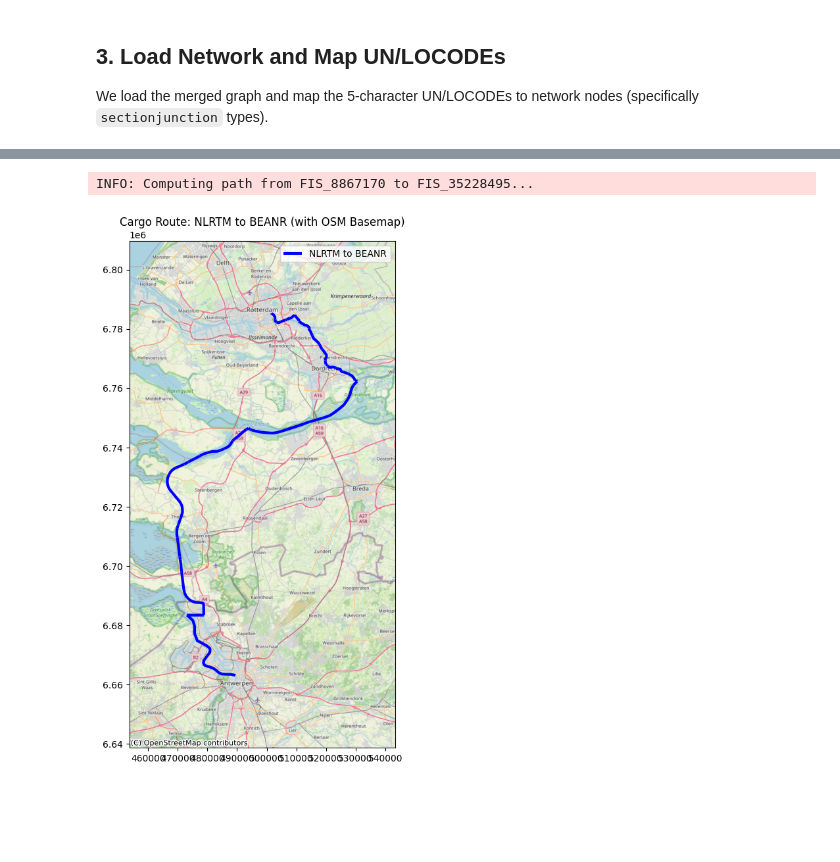
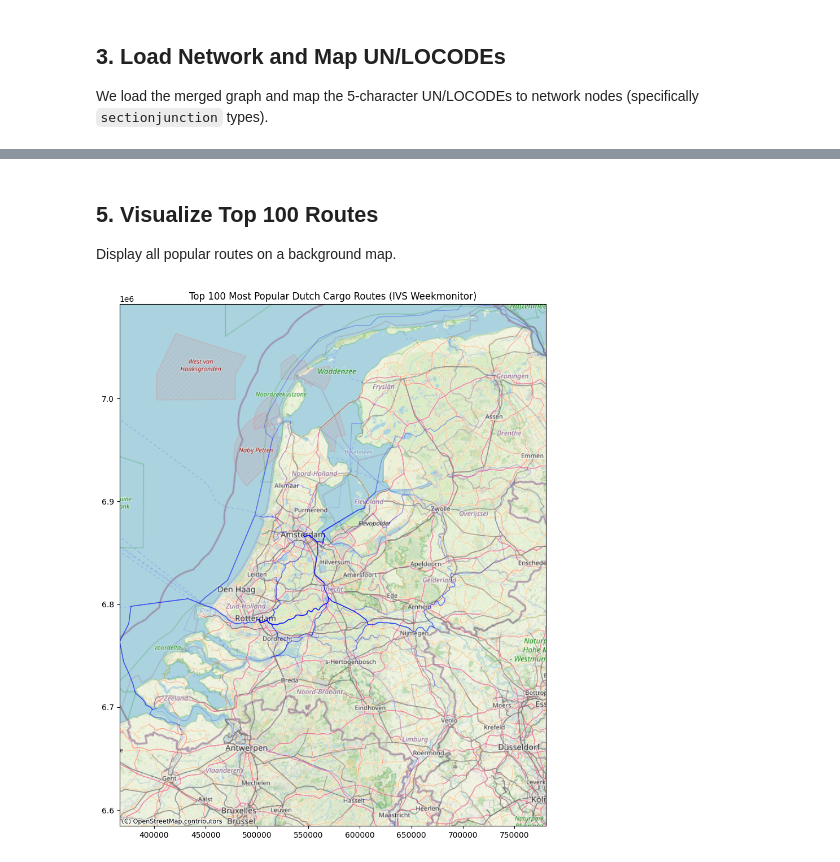
Before and after one commit to RWS-NL/fis-crawler, a Jupyter notebook: notebooks/ivs_analysis.ipynb, the cells around one changed output, grey strips where cells are left out. Cells and saved outputs as stored; diff of their text form; code cells hidden in the pictures; blank space fills up the shorter version.

Commit message:
docs: show top 100 most popular Dutch routes in analysis notebook

```diff
--- a/notebooks/ivs_analysis.ipynb
+++ b/notebooks/ivs_analysis.ipynb
@@ -52,17 +53,23 @@ INFO: Loaded 55646 records from IVS_weekmonitor_31MAR2026.csv.
 ## 2. Aggregate OD Data
 We group the cargo data by origin (`UNLO_herkomst`) and destination (`UNLO_bestemming`).
 # %%
+# Filter for Dutch origins and destinations (prefix NL)
+nl_mask = ivs_df["UNLO_herkomst"].str.startswith("NL", na=False) & ivs_df[
+    "UNLO_bestemming"
+].str.startswith("NL", na=False)
+ivs_nl = ivs_df[nl_mask].copy()
+
 # Aggregate transported weight (v38_Vervoerd_gewicht) by OD pair
 od_pairs = (
-    ivs_df.groupby(["UNLO_herkomst", "UNLO_bestemming"])["v38_Vervoerd_gewicht"]
+    ivs_nl.groupby(["UNLO_herkomst", "UNLO_bestemming"])["v38_Vervoerd_gewicht"]
     .sum()
     .reset_index()
 )
 od_pairs = od_pairs.sort_values(by="v38_Vervoerd_gewicht", ascending=False)
 
-logger.info("Top 5 OD Pairs by Weight:")
-for idx, row in od_pairs.head(5).iterrows():
-    logger.info(
-        f"  {row['UNLO_herkomst']} -> {row['UNLO_bestemming']}: {row['v38_Vervoerd_gewicht']:,} kg"
-    )
+top_100_od = od_pairs.head(100)
+logger.info(
+    f"Aggregated top 100 Dutch OD pairs. Total weight of top pair: {top_100_od.iloc[0]['v38_Vervoerd_gewicht']:,} kg"
+)
+top_100_od.head(10)
 # %% [output]
@@ -151,51 +156,26 @@ Compute the shortest path between the first matching sectionjunction nodes and v
+# %% [markdown]
+## 5. Visualize Top 100 Routes
+Display all popular routes on a background map.
 # %%
-# Pick first matching node
-start_node_id = origin_nodes.index[0]
-end_node_id = dest_nodes.index[0]
+# Convert to Web Mercator
+routes_3857 = all_routes_gdf.to_crs(epsg=3857)
 
-logger.info(f"Computing path from {start_node_id} to {end_node_id}...")
-route = nx.shortest_path(graph, start_node_id, end_node_id, weight="length_m")
+fig, ax = plt.subplots(figsize=(15, 12))
 
-# Extract geometries for visualization
-geoms = []
-for u, v in itertools.pairwise(route):
-    edge_data = graph.edges[u, v]
-    geom = edge_data.get("geometry")
-    if isinstance(geom, str):
-        geom = shapely.wkt.loads(geom)
-    if geom:
-        geoms.append(geom)
-
-route_gdf = gpd.GeoDataFrame(geometry=geoms, crs="EPSG:4326")
-assert not route_gdf.empty, "No geometries found for the computed route"
-
-# Convert to Web Mercator for contextily
-route_3857 = route_gdf.to_crs(epsg=3857)
-nodes_3857 = nodes_gdf.to_crs(epsg=3857)
-
-# Simple plot
-fig, ax = plt.subplots(figsize=(12, 10))
-nodes_3857.plot(ax=ax, color="lightgrey", markersize=1, alpha=0.3)
-route_3857.plot(
-    ax=ax,
-    color="blue",
-    linewidth=3,
-    label=f"{origin_locode} to {dest_locode}",
+# Plot with transparency to show overlap/intensity
+routes_3857.plot(
+    ax=ax, color="blue", linewidth=1, alpha=0.1, label="Popular Cargo Routes"
 )
 
-# Zoom into the route with a 20% buffer
-minx, miny, maxx, maxy = route_3857.total_bounds
-dx = maxx - minx
-dy = maxy - miny
-ax.set_xlim(minx - 0.2 * dx, maxx + 0.2 * dx)
-ax.set_ylim(miny - 0.2 * dy, maxy + 0.2 * dy)
+# Set extent to NL
+minx, miny, maxx, maxy = routes_3857.total_bounds
+ax.set_xlim(minx, maxx)
+ax.set_ylim(miny, maxy)
 
 # Add basemap
 cx.add_basemap(ax, source=cx.providers.OpenStreetMap.Mapnik)
 
-ax.set_title(f"Cargo Route: {origin_locode} to {dest_locode} (with OSM Basemap)")
-plt.legend()
+ax.set_title("Top 100 Most Popular Dutch Cargo Routes (IVS Weekmonitor)")
 plt.show()
 # %% [output]
-INFO: Computing path from FIS_8867170 to FIS_35228495...
-[figure, old version]
+[figure, new version]
```
Also changed, not shown: parts of 7 cells of this notebook.
